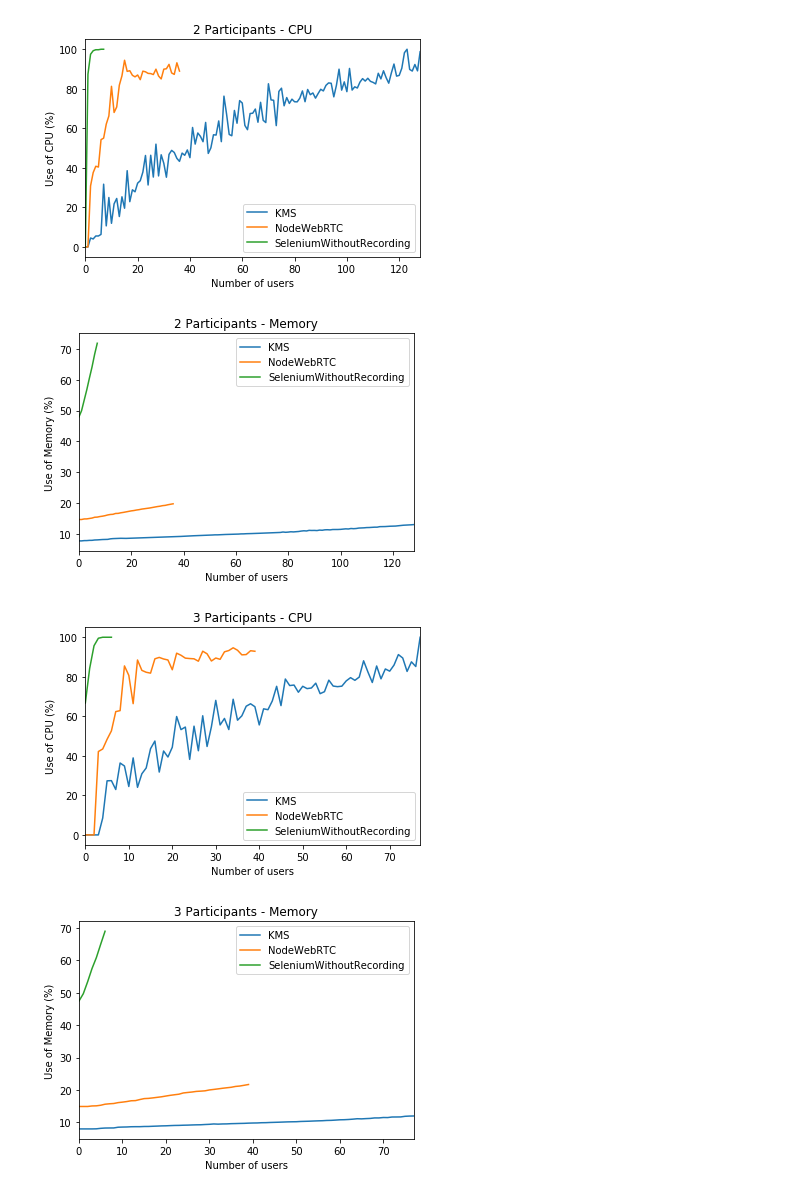
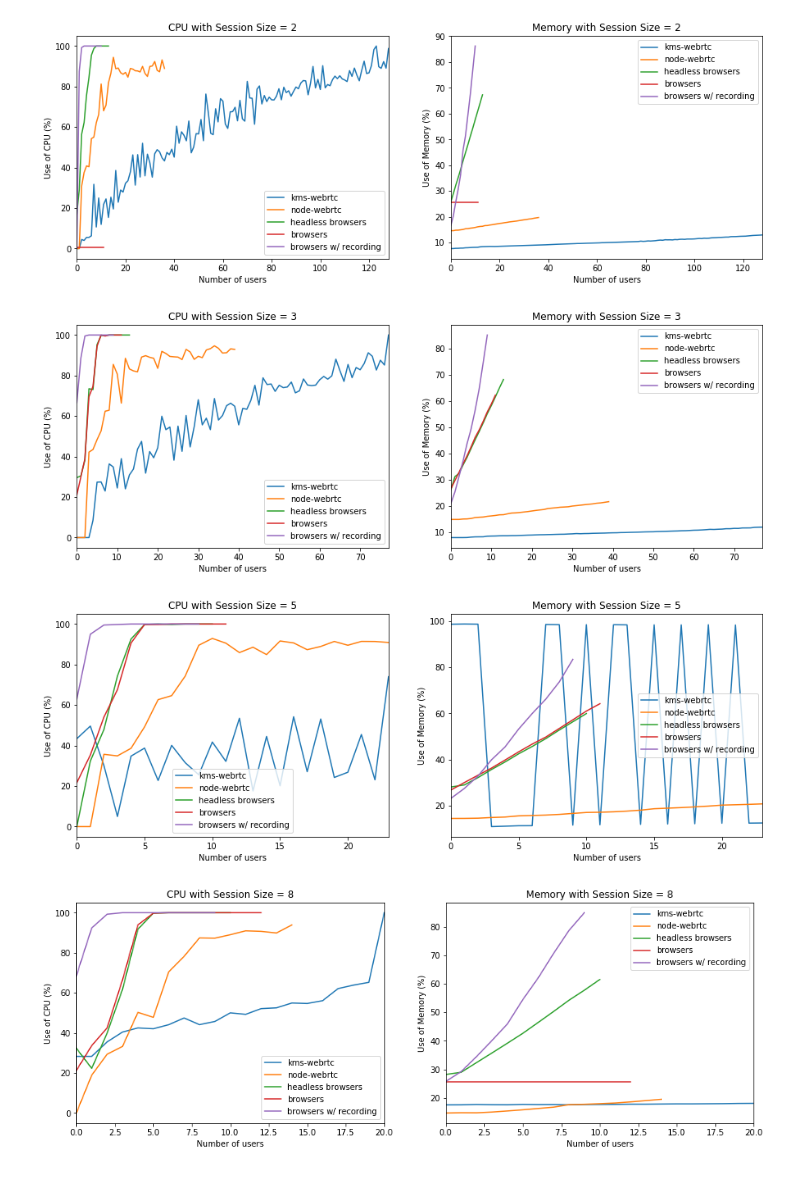
Before and after one commit to Maes95/ChartGenerator_WebRTC, a Jupyter notebook: ChartGenerator.ipynb, the cells around one changed output. Saved outputs shown, nothing was run; the diff lists cells and outputs as text; code cells hidden in the pictures.

```diff
--- a/ChartGenerator.ipynb
+++ b/ChartGenerator.ipynb
@@ -21,7 +22,15 @@ def closestDatetime(metricList, date):
 # %%
 experiments = ["2", "3", "5", "8"]
 # Approach with more users should be the first
-approaches = ["KMS", "NodeWebRTC", "SeleniumWithoutRecording"]
+approaches = ["KMS", "NodeWebRTC", "SeleniumHeadless", "SeleniumWithoutRecording", "SeleniumWithRecording"]
+
+approaches_map = {
+    "KMS" : "kms-webrtc",
+    "NodeWebRTC" : "node-webrtc",
+    "SeleniumWithRecording" : "browsers w/ recording",
+    "SeleniumWithoutRecording" : "browsers",
+    "SeleniumHeadless" : "headless browsers"
+}
 
 for experiment in experiments:
 
@@ -48,44 +57,48 @@ for experiment in experiments:
             "users": [],
             "cpu": [],
             "mem": []
         }
 
         for userJoinedTimeStamp in orderedJoinedList:
             count = count + 1
             closestCpuMetric = float(closestDatetime(cpuList, userJoinedTimeStamp)[1][:-1])
             closestMemMetric = float(closestDatetime(memList, userJoinedTimeStamp)[1][:-1])
             data["users"].append(count)
             data["cpu"].append(closestCpuMetric)
             data["mem"].append(closestMemMetric)
 
         cpu_data = {}
         cpu_data["Users"] = data["users"]
-        cpu_data[approach] = data["cpu"]
+        cpu_data[approaches_map[approach]] = data["cpu"]
         cpu_dfs.append(pd.DataFrame(cpu_data))
 
         mem_data = {}
         mem_data["Users"] = data["users"]
-        mem_data[approach] = data["mem"]
+        mem_data[approaches_map[approach]] = data["mem"]
 
         mem_dfs.append(pd.DataFrame(mem_data))
+
+    figure, axes = plt.subplots(1, 2)
+    figure.set_size_inches(15, 5)
 
     # Generate CPU Chart
     cpu_df = reduce(lambda left,right: left.merge(right, how="left"), cpu_dfs)
     cpu_df = cpu_df.drop(columns=['Users'])
-    ax = cpu_df.plot.line(title="%s Participants - CPU"%experiment)
-    ax.set_ylabel("Use of CPU (%)")
-    ax.set_xlabel("Number of users")
-    ax.figure.savefig("images/%s_Participants_Per_Session_CPU.pdf"%experiment, bbox_inches='tight')
+    ax_cpu = cpu_df.plot.line(title="CPU with Session Size = %s"%experiment, ax = axes[0])
+
+    ax_cpu.set_ylabel("Use of CPU (%)")
+    ax_cpu.set_xlabel("Number of users")
+    #ax.figure.savefig("images/%s_Participants_Per_Session_CPU.pdf"%experiment, bbox_inches='tight')
 
     # Generate Mem
     mem_df = reduce(lambda left,right: left.merge(right, how="left"), mem_dfs)
     mem_df = mem_df.drop(columns=['Users'])
-    ax = mem_df.plot.line(title="%s Participants - Memory"%experiment)
-    ax.set_ylabel("Use of Memory (%)")
-    ax.set_xlabel("Number of users")
-    ax.figure.savefig("images/%s_Participants_Per_Session_Mem.pdf"%experiment, bbox_inches='tight')
+    ax_mem = mem_df.plot.line(title="Memory with Session Size = %s"%experiment, ax = axes[1])
+    ax_mem.set_ylabel("Use of Memory (%)")
+    ax_mem.set_xlabel("Number of users")
+    #ax.figure.savefig("images/%s_Participants_Per_Session_Mem.pdf"%experiment, bbox_inches='tight')
 # %% [output]
-[figure, old version]
+[figure, new version]
-[figure, old version]
+[figure, new version]
-[figure, old version]
+[figure, new version]
-[figure, old version]
+[figure, new version]
```
Also changed, not shown: parts of 2 cells of this notebook, 26 other files.
